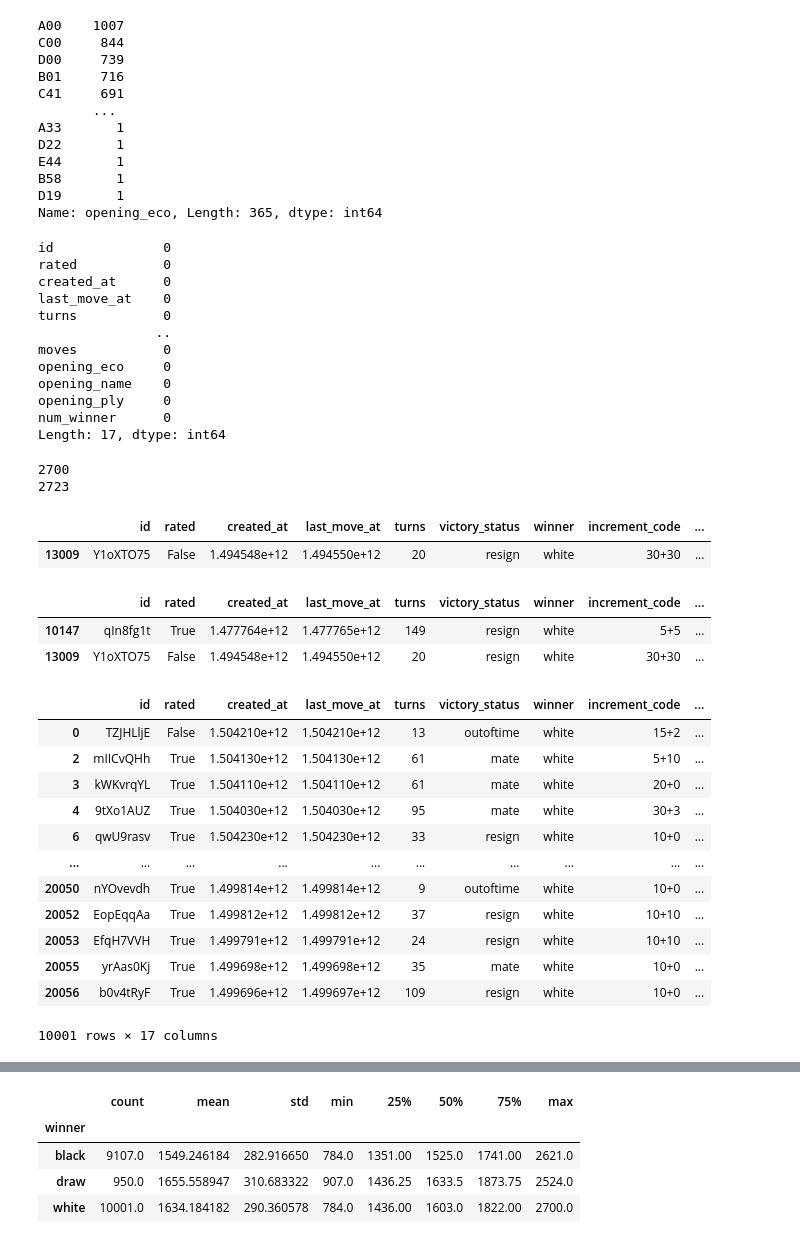
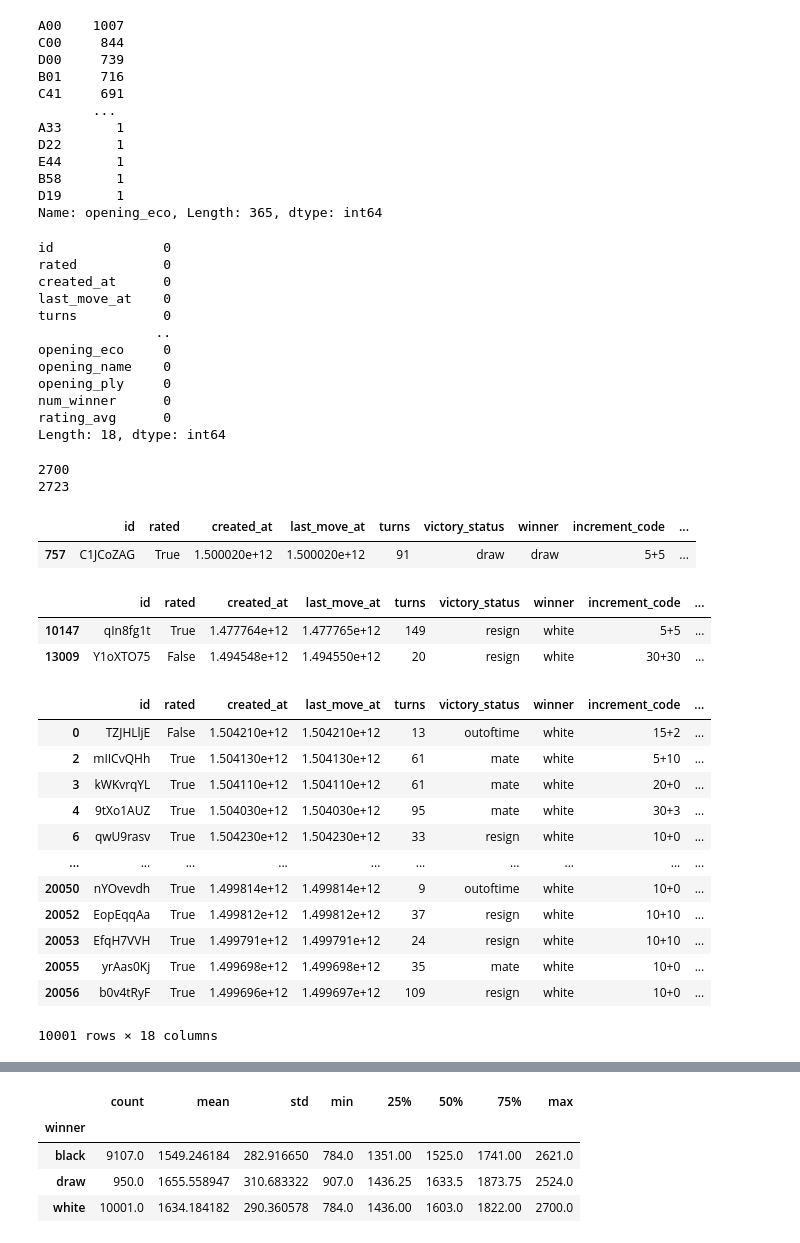
Before and after one commit to cbennudr/ds_chess, a Jupyter notebook: ds_chess_eda.ipynb, the cells around one changed output, grey strips where cells are left out. Saved outputs shown, nothing was run; the diff lists cells and outputs as text; code cells hidden in the pictures.

```diff
--- a/ds_chess_eda.ipynb
+++ b/ds_chess_eda.ipynb
@@ -6,6 +6,7 @@ import seaborn as sns
 # %%
 df = pd.read_csv('games.csv')
 df['num_winner'] = df.winner.replace({'white': 1, 'black': -1, 'draw': 0})
+df['rating_avg'] = df[['white_rating', 'black_rating']].mean(axis=1)
 pd.set_option('display.max_rows', 10)
 
 '''
@@ -133,12 +134,12 @@ created_at      0
 last_move_at    0
 turns           0
                ..
-moves           0
 opening_eco     0
 opening_name    0
 opening_ply     0
 num_winner      0
-Length: 17, dtype: int64
+rating_avg      0
+Length: 18, dtype: int64
 # %%
 print(df.white_rating.max())
 #is same as
@@ -147,10 +148,10 @@ print(df.black_rating.max())
 2700
 2723
 # %%
-df[df.white_rating == df.white_rating.max()] #inside brackets is the condition
+df[df.rating_avg == df.rating_avg.max()] #inside brackets is the condition
 # %% [output]
 |  | id | rated | created_at | last_move_at | turns | victory_status | winner | increment_code | ... |
-| 13009 | Y1oXTO75 | False | 1.494548e+12 | 1.494550e+12 | 20 | resign | white | 30+30 | ... |
+| 757 | C1JCoZAG | True | 1.500020e+12 | 1.500020e+12 | 91 | draw | draw | 5+5 | ... |
 # %%
 df[df.white_rating >= 2622]
 # %% [output]
@@ -172,7 +173,7 @@ df[df.winner == 'white']
 | 20053 | EfqH7VVH | True | 1.499791e+12 | 1.499791e+12 | 24 | resign | white | 10+10 | ... |
 | 20055 | yrAas0Kj | True | 1.499698e+12 | 1.499698e+12 | 35 | mate | white | 10+0 | ... |
 | 20056 | b0v4tRyF | True | 1.499696e+12 | 1.499697e+12 | 109 | resign | white | 10+0 | ... |
-10001 rows × 17 columns
+10001 rows × 18 columns
 # %%
 df.groupby('winner').get_group('white')
 # %% [output]
```
Also changed, not shown: parts of 12 cells of this notebook, 3 other files.
